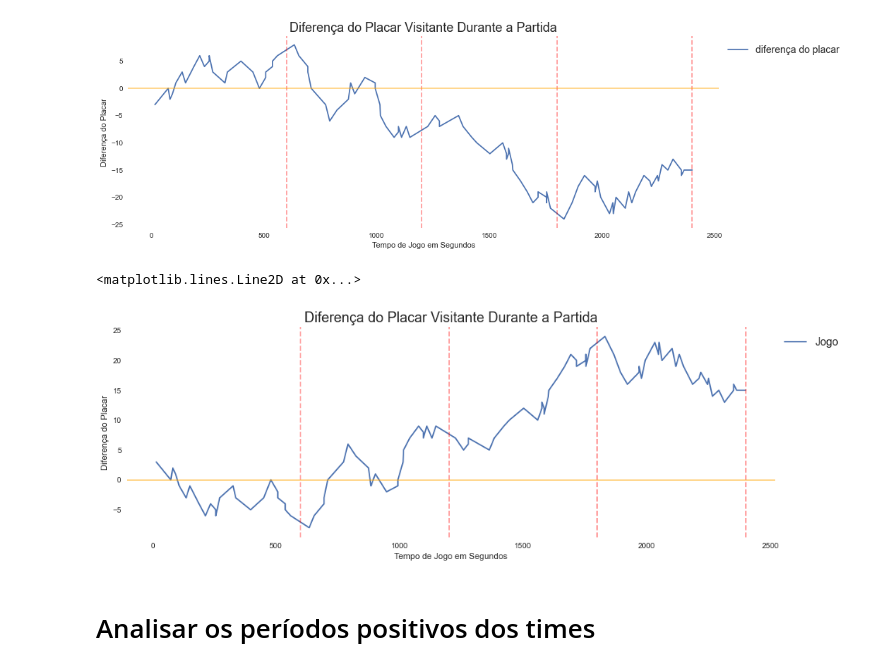
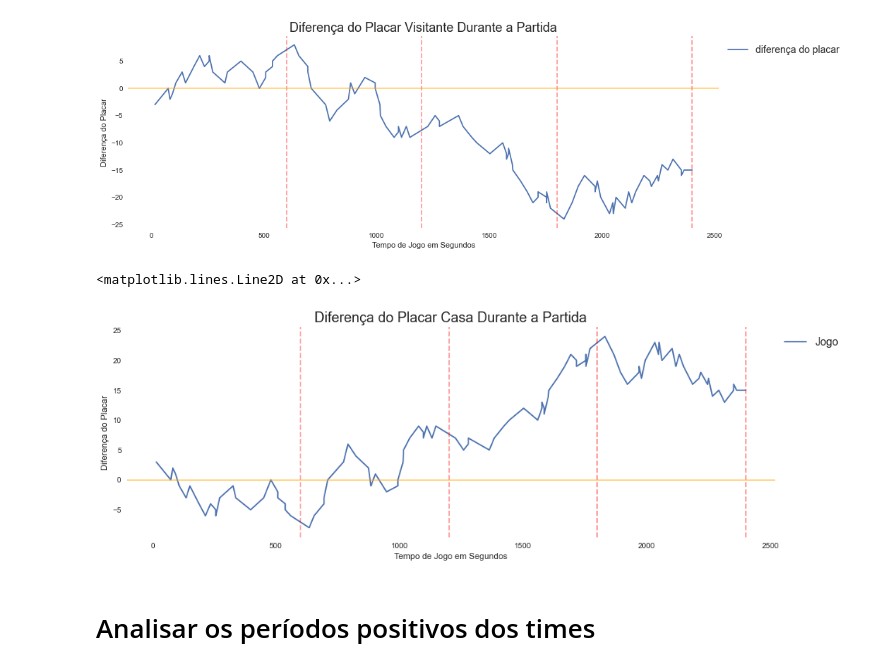
Before and after one commit to Rafael-Prochnow/Analise-descritiva-para-um-time, a Jupyter notebook: Jogada_Jogada.ipynb, the cells around one changed output. Saved outputs shown, nothing was run; the diff lists cells and outputs as text; code cells hidden in the pictures.

Commit message:
Add files via upload
Concertei alguns erros na tabela geral dos times e organizei os scripts usando o concat

```diff
--- a/Jogada_Jogada.ipynb
+++ b/Jogada_Jogada.ipynb
@@ -65,7 +65,7 @@ import seaborn as sns
 # %%
 # df = pd.read_csv("tabela_1_Minas_x_Flamengo.csv")
 # %%
-# df = pd.read_csv("tabela_2_UNIFACISA_x_Rio Claro.csv")
+df = pd.read_csv("tabela_2_UNIFACISA_x_Rio Claro.csv")
 # %%
 # df = pd.read_csv("tabela_3_Fortaleza B. C._x_Rio Claro.csv")
 # %%
@@ -281,18 +281,18 @@ plt.axhline(0, color='orange', label=pontuacao.index, alpha=0.5)
 # %%
 plt.style.use('seaborn')
 sns.set_style('white')
 plt.figure(figsize=(15,5))
 plt.plot(pontuacao['Tempo'], pontuacao['diferenca_placar_casa'], label = 'Jogo')
-plt.title('Diferença do Placar Visitante Durante a Partida', fontsize=18)
+plt.title('Diferença do Placar Casa Durante a Partida', fontsize=18)
 plt.xlabel('Tempo de Jogo em Segundos')
 plt.ylabel('Diferença do Placar')
 plt.legend(loc='upper left', bbox_to_anchor=(1, 1), prop={'size':14})
 for x in quartos:
     plt.axvline(x, color='red', label=pontuacao.index, linestyle='--', alpha=0.4)
 plt.axhline(0, color='orange', label=pontuacao.index, alpha=0.5)
 # %% [output]
 <matplotlib.lines.Line2D at 0x...>
-[figure, old version]
+[figure, new version]
 # %% [markdown]
 # Analisar os períodos positivos dos times
 # %%
```
Also changed, not shown: parts of 57 cells of this notebook.
